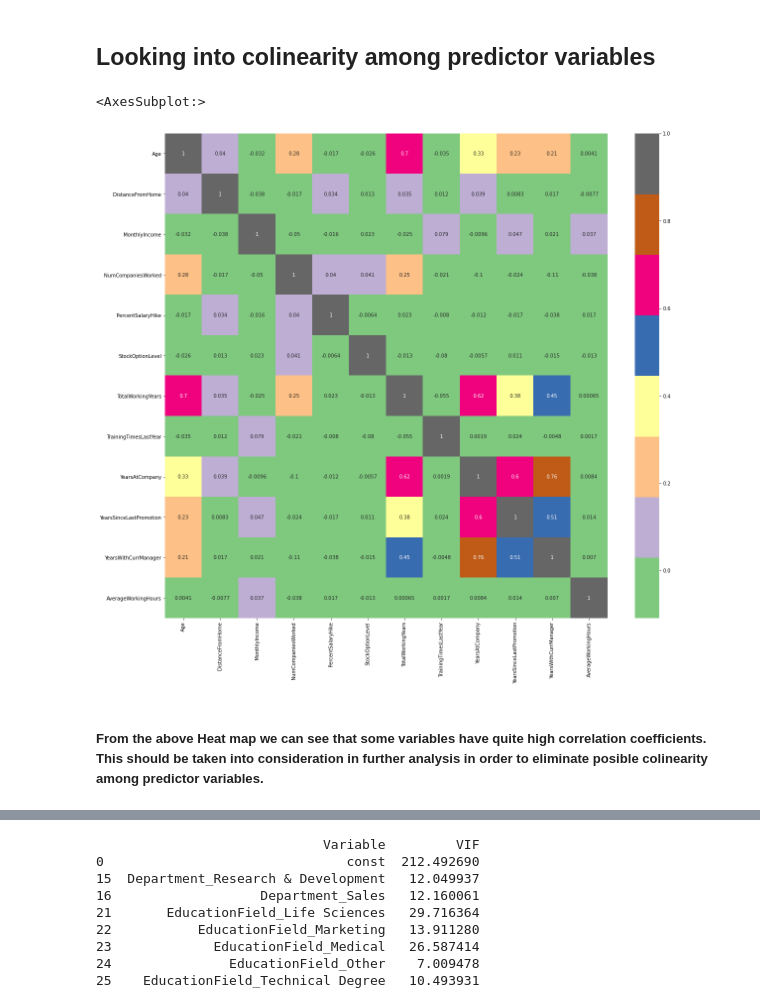
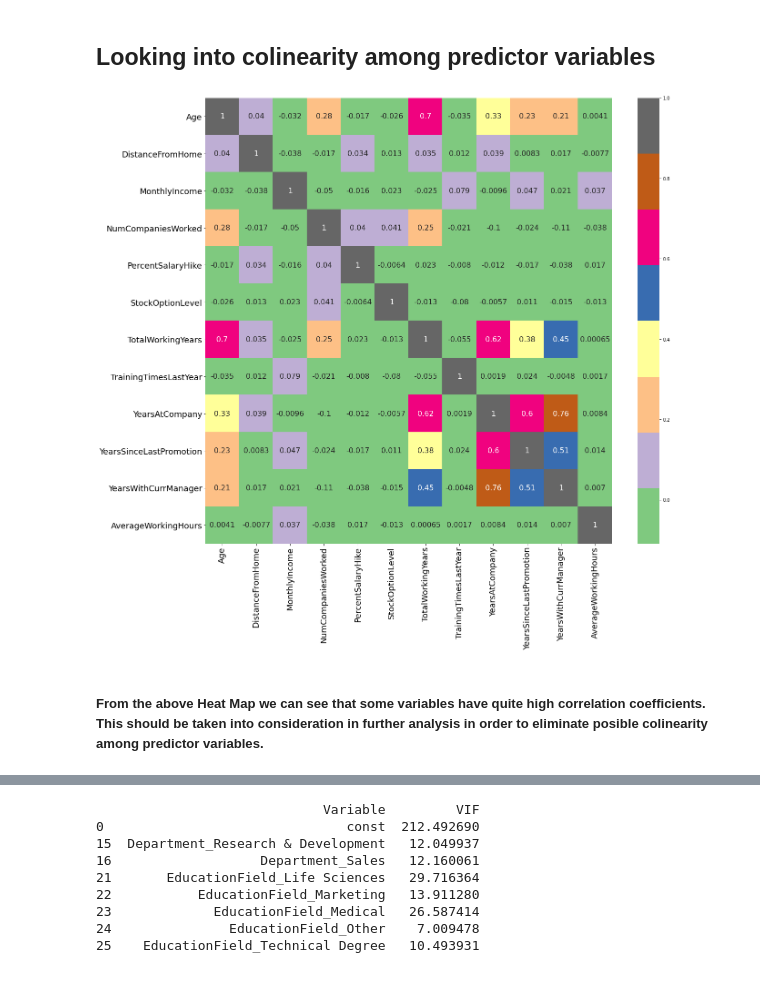
Before and after one commit to AisteSaltenyte/HR-data-analysis, a Jupyter notebook: HR data analysis.ipynb, the cells around one changed output, grey strips where cells are left out. Drawn from its saved outputs; the diff is of its cells as text; code cells hidden in the pictures.

```diff
--- a/HR data analysis.ipynb
+++ b/HR data analysis.ipynb
@@ -811,10 +805,13 @@ sns.violinplot(x="Attrition", y="YearsWithCurrManager", data=data, palette =["#8
 data.drop(columns=["EmployeeID"], axis=1, inplace=True)
 # %%
+# Looking into variables correlation by drawing heat map
 plt.figure(figsize=(20,18))
-sns.heatmap(data.corr(), annot = True, cmap="Accent")
+correlation=sns.heatmap(data.corr(), annot = True, cmap="Accent", annot_kws={"size": 16})
+correlation.set_xticklabels(correlation.get_xmajorticklabels(), fontsize = 18)
+correlation.set_yticklabels(correlation.get_ymajorticklabels(), fontsize = 18)
+plt.show()
 # %% [output]
-<AxesSubplot:>
-[figure, old version]
+[figure, new version]
 # %% [markdown]
-##### From the above Heat map we can see that some variables have quite high correlation coefficients. This should be taken into consideration in further analysis in order to eliminate posible colinearity among predictor variables.
+##### From the above Heat Map we can see that some variables have quite high correlation coefficients. This should be taken into consideration in further analysis in order to eliminate posible colinearity among predictor variables.
 # %%
```
Also changed, not shown: parts of 47 cells of this notebook.
